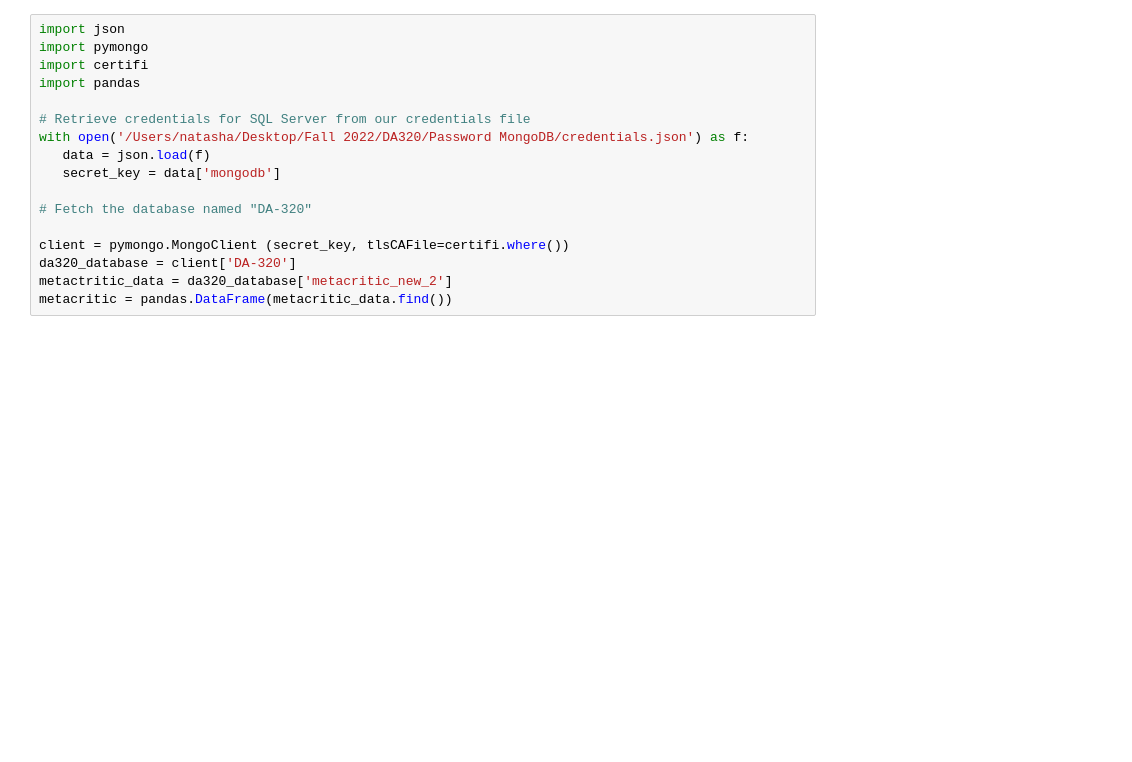
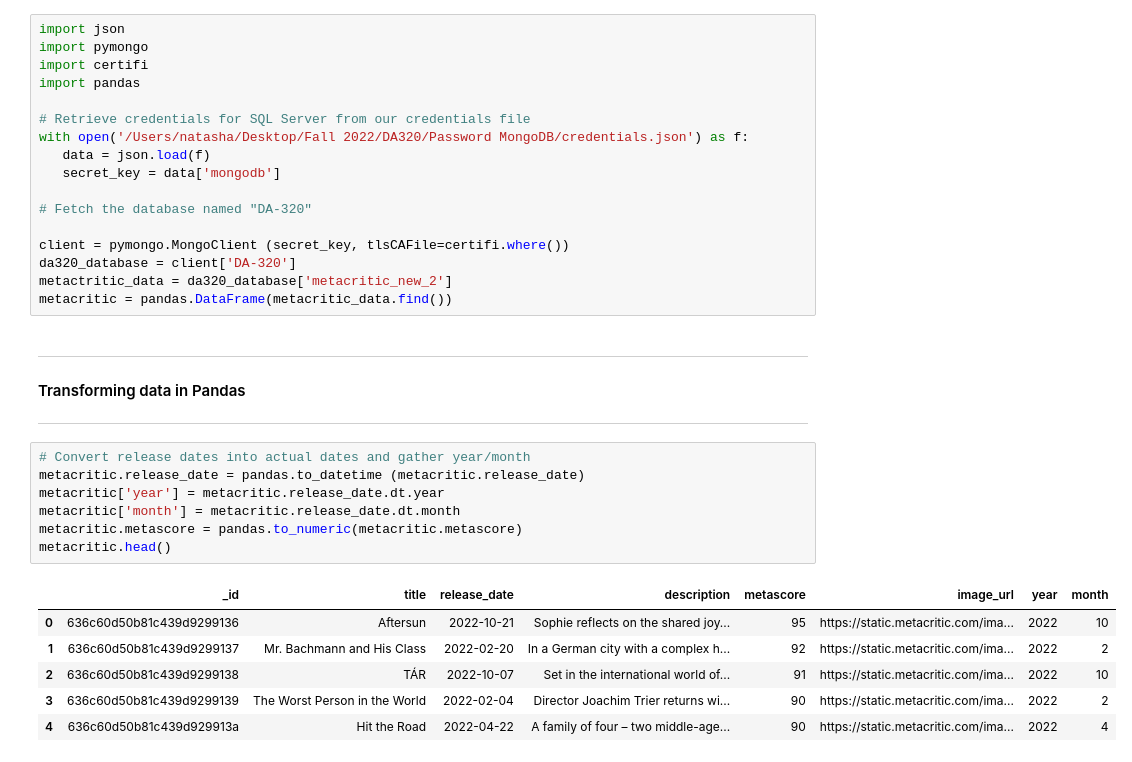
Before and after one commit to natasadkov/Movie-Analysis, a Jupyter notebook: FinalProject.ipynb, the cells around one changed output. Drawn from its saved outputs; the diff is of its cells as text; blank space fills up the shorter version.

```diff
--- a/FinalProject.ipynb
+++ b/FinalProject.ipynb
@@ -131,3 +146,21 @@ client = pymongo.MongoClient (secret_key, tlsCAFile=certifi.where())
 da320_database = client['DA-320']
 metactritic_data = da320_database['metacritic_new_2']
 metacritic = pandas.DataFrame(metacritic_data.find())
+# %% [markdown]
+***
+#### Transforming data in Pandas
+***
+# %%
+# Convert release dates into actual dates and gather year/month
+metacritic.release_date = pandas.to_datetime (metacritic.release_date)
+metacritic['year'] = metacritic.release_date.dt.year
+metacritic['month'] = metacritic.release_date.dt.month
+metacritic.metascore = pandas.to_numeric(metacritic.metascore)
+metacritic.head()
+# %% [output]
+|  | _id | title | release_date | description | metascore | image_url | year | month |
+| 0 | 636c60d50b81c439d9299136 | Aftersun | 2022-10-21 | Sophie reflects on the shared joy... | 95 | https://static.metacritic.com/ima... | 2022 | 10 |
+| 1 | 636c60d50b81c439d9299137 | Mr. Bachmann and His Class | 2022-02-20 | In a German city with a complex h... | 92 | https://static.metacritic.com/ima... | 2022 | 2 |
+| 2 | 636c60d50b81c439d9299138 | TÁR | 2022-10-07 | Set in the international world of... | 91 | https://static.metacritic.com/ima... | 2022 | 10 |
+| 3 | 636c60d50b81c439d9299139 | The Worst Person in the World | 2022-02-04 | Director Joachim Trier returns wi... | 90 | https://static.metacritic.com/ima... | 2022 | 2 |
+| 4 | 636c60d50b81c439d929913a | Hit the Road | 2022-04-22 | A family of four – two middle-age... | 90 | https://static.metacritic.com/ima... | 2022 | 4 |
```
Also changed, not shown: parts of 14 cells of this notebook.
